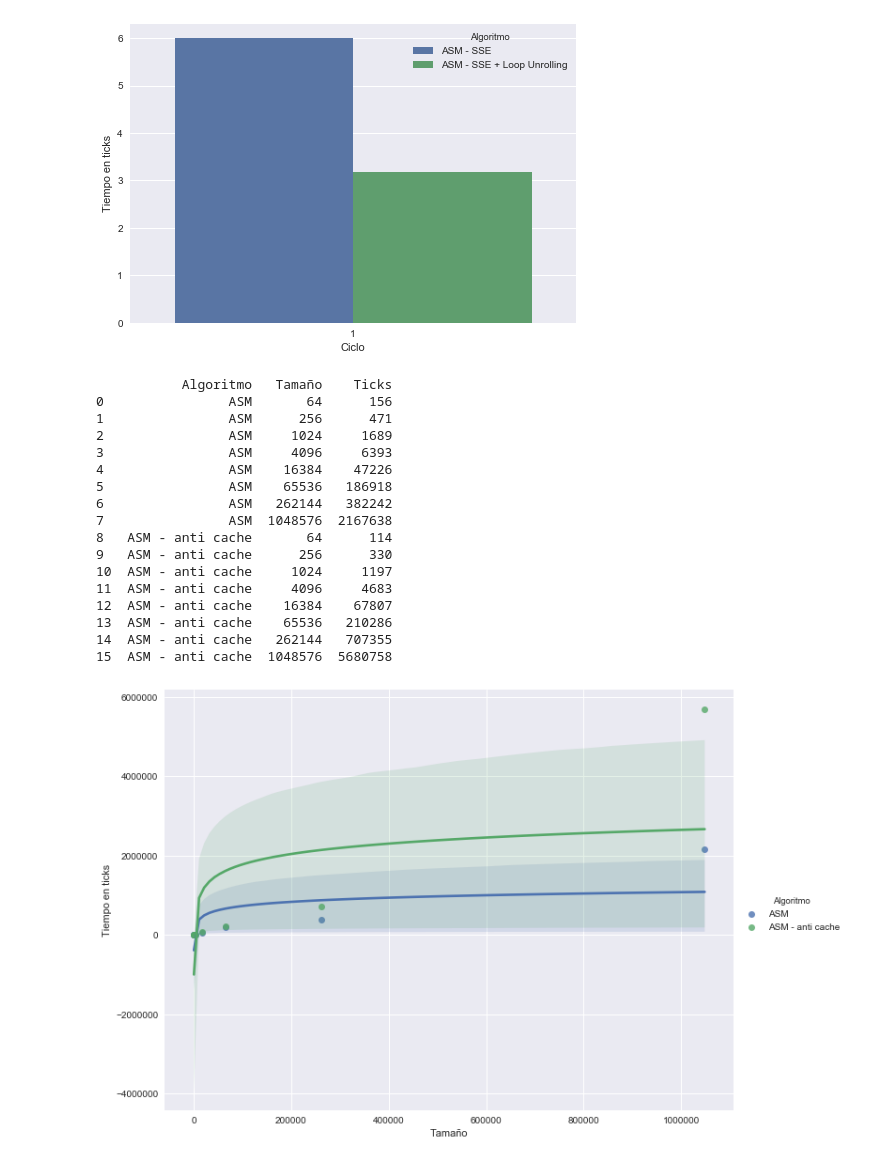
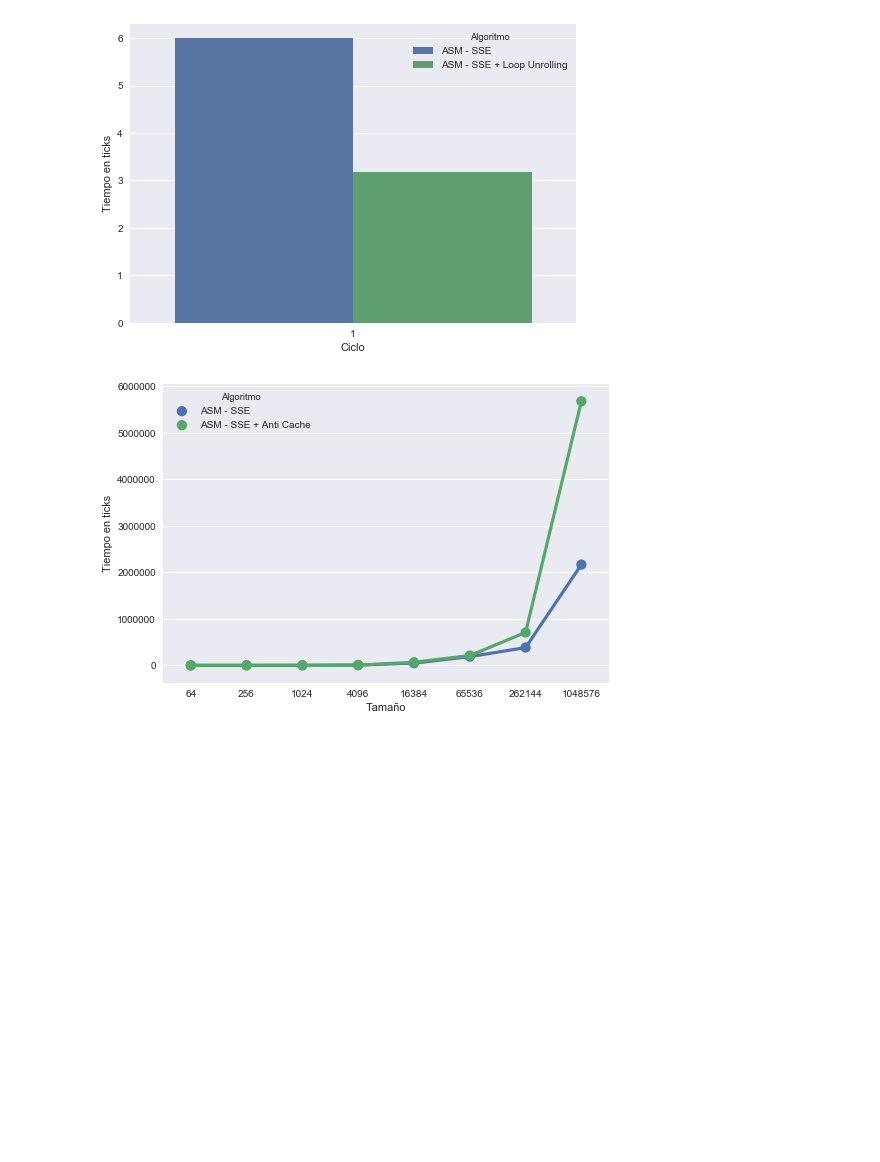
Before and after one commit to ZebaSz/orga2-tp2, a Jupyter notebook: informe/data/Orga2-TP2.ipynb, the cells around one changed output. Drawn from its saved outputs; the diff is of its cells as text; code cells hidden in the pictures; blank space fills up the shorter version.

Commit message:
Cambiar grafico log por pointplot en maxCloser

```diff
--- a/informe/data/Orga2-TP2.ipynb
+++ b/informe/data/Orga2-TP2.ipynb
@@ -257,38 +257,15 @@ plt.show()
 # %% [output]
 [figure]
 # %%
-dfUnroll = pd.read_csv('fourCombine-exp-anticache.csv')
+dfAnticache = pd.read_csv('fourCombine-exp-antiCache.csv')
 
+dfAnticache = dfAnticache.groupby([algo, tam]).min().reset_index()
 
+dfAnticache[algo] = dfAnticache[algo].map({0: ASM, 1: ASM + " + Anti Cache"})
 
-
-dfUnroll = dfUnroll.groupby([algo, tam]).min().reset_index()
-
-dfUnroll[algo] = dfUnroll[algo].map({0: "ASM", 1: "ASM - anti cache"})
-
-print(dfUnroll)
-
-
-sns.lmplot(x=tam, y=ticks, data=dfUnroll, hue=algo, truncate=True, size=7, aspect=1.4, logx=True)
+sns.pointplot(x=tam, y=ticks, data=dfAnticache, hue=algo)
 plt.ylabel('Tiempo en ticks')
 plt.gca().get_yaxis().get_major_formatter().set_scientific(False)
 plt.show()
 # %% [output]
-           Algoritmo   Tamaño    Ticks
-0                ASM       64      156
-1                ASM      256      471
-2                ASM     1024     1689
-3                ASM     4096     6393
-4                ASM    16384    47226
-5                ASM    65536   186918
-6                ASM   262144   382242
-7                ASM  1048576  2167638
-8   ASM - anti cache       64      114
-9   ASM - anti cache      256      330
-10  ASM - anti cache     1024     1197
-11  ASM - anti cache     4096     4683
-12  ASM - anti cache    16384    67807
-13  ASM - anti cache    65536   210286
-14  ASM - anti cache   262144   707355
-15  ASM - anti cache  1048576  5680758
-[figure, old version]
+[figure, new version]
```
Also changed, not shown: 1 other file.
